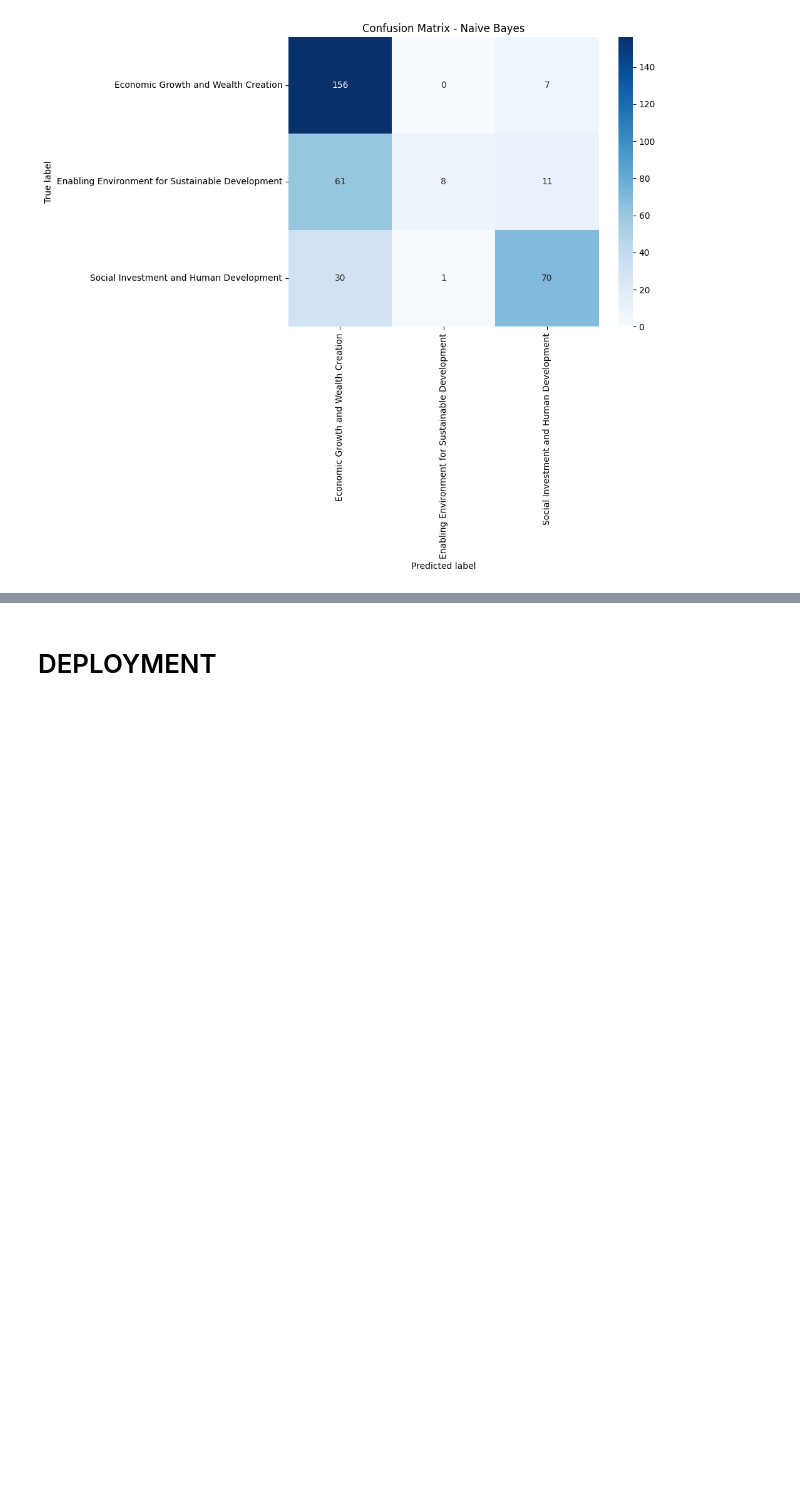
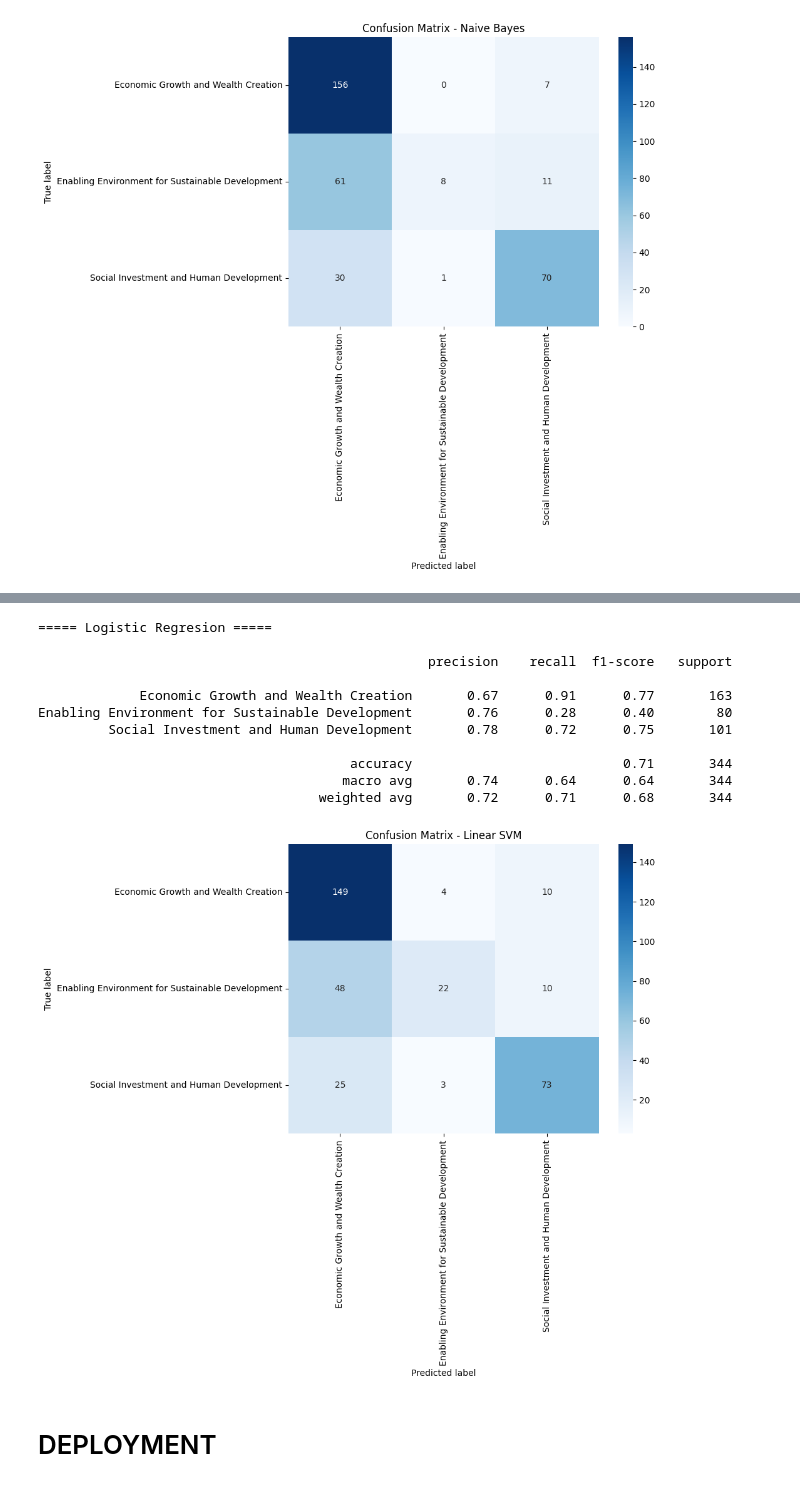
Before and after one commit to FestuMiles/classification-model-unza-publications, a Jupyter notebook: Classification_of_unza_faculty_research_interests.ipynb, the cells around one changed output, grey strips where cells are left out. Drawn from its saved outputs; the diff is of its cells as text; code cells hidden in the pictures; blank space fills up the shorter version.

```diff
--- a/Classification_of_unza_faculty_research_interests.ipynb
+++ b/Classification_of_unza_faculty_research_interests.ipynb
@@ -726,3 +769,32 @@ Enabling Environment for Sustainable Development       0.89      0.10      0.18
+# %%
+print(f"\n===== Logistic Regresion =====\n")
+y_pred = lr_model2.predict(X_test2)
+print(classification_report(y_test2, y_pred))
+
+# Confusion Matrix
+cm = confusion_matrix(y_test2, y_pred, labels=lr_model2.classes_)
+
+plt.figure(figsize=(8,6))
+sns.heatmap(cm, annot=True, fmt="d", cmap="Blues",
+            xticklabels=lr_model2.classes_,
+            yticklabels=lr_model2.classes_)
+plt.title("Confusion Matrix - Linear SVM")
+plt.ylabel("True label")
+plt.xlabel("Predicted label")
+plt.show()
+# %% [output]
+===== Logistic Regresion =====
+
+                                                  precision    recall  f1-score   support
+
+             Economic Growth and Wealth Creation       0.67      0.91      0.77       163
+Enabling Environment for Sustainable Development       0.76      0.28      0.40        80
+         Social Investment and Human Development       0.78      0.72      0.75       101
+
+                                        accuracy                           0.71       344
+                                       macro avg       0.74      0.64      0.64       344
+                                    weighted avg       0.72      0.71      0.68       344
+[figure, added]
 # %% [markdown]
 # DEPLOYMENT
 # %% [markdown]
```
Also changed, not shown: parts of 10 cells of this notebook.
